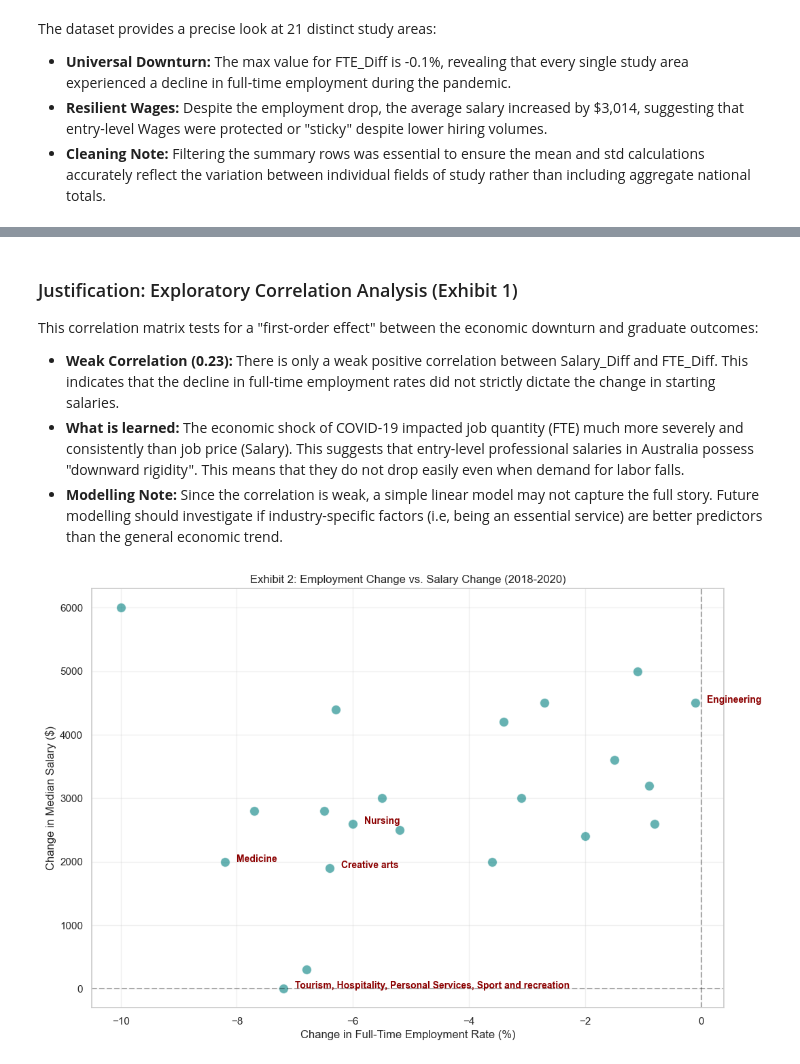
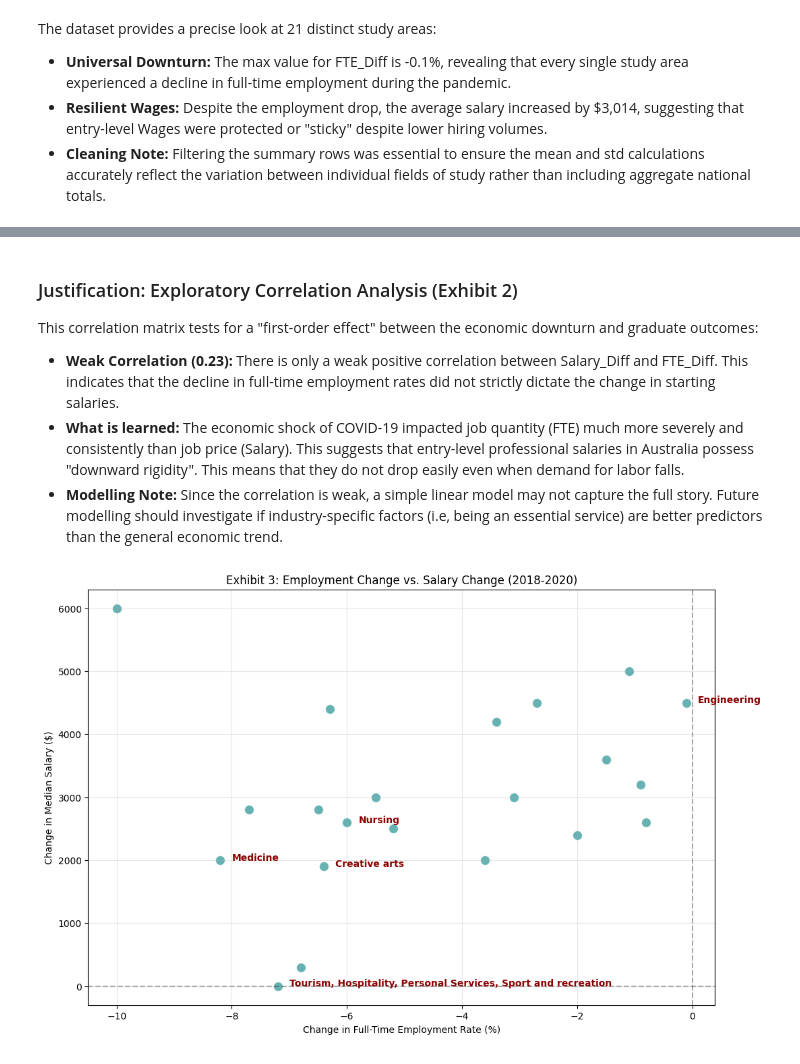
Before and after one commit to atikahtajarimim/ecc3479-project, a Jupyter notebook: code/eda_report.ipynb, the cells around one changed output, grey strips where cells are left out. Drawn from its saved outputs; the diff is of its cells as text; code cells hidden in the pictures.

Commit message:
Final EDA Submission with Exhibits 1-5 and Conclusion

```diff
--- a/code/eda_report.ipynb
+++ b/code/eda_report.ipynb
@@ -3,16 +3,24 @@
 **Research Question:** What was the effect of graduating during the COVID-19 economic downturn on starting salaries and full-time employment rates (FTE) of fresh Australian undergraduates in 2020 compared to the pre-pandemic cohort of 2018?
 # %%
 import pandas as pd
+import matplotlib.pyplot as plt
 import seaborn as sns
-import matplotlib.pyplot as plt
-import numpy as np
+from pathlib import Path
 
-# Set style
-sns.set_theme(style="whitegrid")
-plt.rcParams['figure.figsize'] = [10, 6]
+# 1. Configuration & Pathing (Makes it reproducible)
+DATA_PATH = Path("..") / "data" / "clean" / "final_pandemic_research_data.csv"
 
-# Load the cleaned dataset
-df = pd.read_csv("../data/clean/final_pandemic_research_data.csv")
-print("Data loaded successfully!")
-df.head()
+# 2. Loading and standardizing the Dataset
+df = pd.read_csv(DATA_PATH)
+
+# Remove the 'All study areas' and 'Standard deviation'
+# This ensures consistency across all charts
+excluded_rows = ['All', 'Standard deviation']
+df_analysis = df[~df['Study_Area'].isin(excluded_rows)].copy()
+
+# Ensure numeric types
+df_analysis['FTE_Diff'] = pd.to_numeric(df_analysis['FTE_Diff'])
+df_analysis['Salary_Diff'] = pd.to_numeric(df_analysis['Salary_Diff'])
+
+print(f"Dataset loaded successfully with {len(df_analysis)} study areas.")
 # %% [output]
@@ -26,8 +54,4 @@ Data loaded successfully!
 # %%
-# This describes the characteristics of all the data in the dataset without 'All' and 'Standard Deviation' columns
-# This ensures our 'Characteristics' and 'Correlations' are mathemtically accurate representation of the data
-df_analysis =df[~df['Study_Area'].isin(['All', 'Standard deviation'])].copy()
-
 # Now we can describe the 'Salary_Diff' and 'FTE_Diff' columns to understand their distribution and central tendencies
 df_analysis[['Salary_Diff', 'FTE_Diff']].describe()
 # %% [output]
@@ -64,5 +88,5 @@ plt.show()
 # %% [markdown]
-### Justification: Exploratory Correlation Analysis (Exhibit 1)
+### Justification: Exploratory Correlation Analysis (Exhibit 2)
 This correlation matrix tests for a "first-order effect" between the economic downturn and graduate outcomes:
 - **Weak Correlation (0.23):** There is only a weak positive correlation between Salary_Diff and FTE_Diff. This indicates that the decline in full-time employment rates did not strictly dictate the change in starting salaries.
 - **What is learned:** The economic shock of COVID-19 impacted job quantity (FTE) much more severely and consistently than job price (Salary). This suggests that entry-level professional salaries in Australia possess "downward rigidity". This means that they do not drop easily even when demand for labor falls.
@@ -70,30 +94,30 @@ This correlation matrix tests for a "first-order effect" between the economic do
 # %%
 # 3. Targeted Impact Analysis: Salary vs Employment Change
 plt.figure(figsize=(12, 8))
 
 # Create the scatter plot using our cleaned analysis data
 # FIX: Changed 'FTE_diff' to 'FTE_Diff' (Capital D)
 sns.scatterplot(data=df_analysis, x='FTE_Diff', y='Salary_Diff', s=100, color='teal', alpha=0.6)
 
 # Add a horizontal and vertical line at 0 to show the 'Quadrant of Impact'
 plt.axhline(0, color='black', linestyle='--', alpha=0.3)
 plt.axvline(0, color='black', linestyle='--', alpha=0.3)
 
 # Highlight and label our targets + comparative extremes
 targets = ['Engineering', 'Nursing', 'Tourism', 'Medicine', 'Creative arts']
 for i in range(df_analysis.shape[0]):
     area = df_analysis.Study_Area.iloc[i]
     if any(t in area for t in targets):
         # FIX: Ensure we use 'FTE_Diff' and ' darkred'
         plt.text(df_analysis.FTE_Diff.iloc[i] + 0.2,
                  df_analysis.Salary_Diff.iloc[i],
                  area, fontsize=10, fontweight='bold', color='darkred')
 
-plt.title("Exhibit 2: Employment Change vs. Salary Change (2018-2020)")
+plt.title("Exhibit 3: Employment Change vs. Salary Change (2018-2020)")
 plt.xlabel("Change in Full-Time Employment Rate (%)")
 plt.ylabel("Change in Median Salary ($)")
 plt.grid(True, alpha=0.3)
 plt.show()
 # %% [output]
-[figure, old version]
+[figure, new version]
 # %% [markdown]
```
Also changed, not shown: parts of 10 cells of this notebook.
